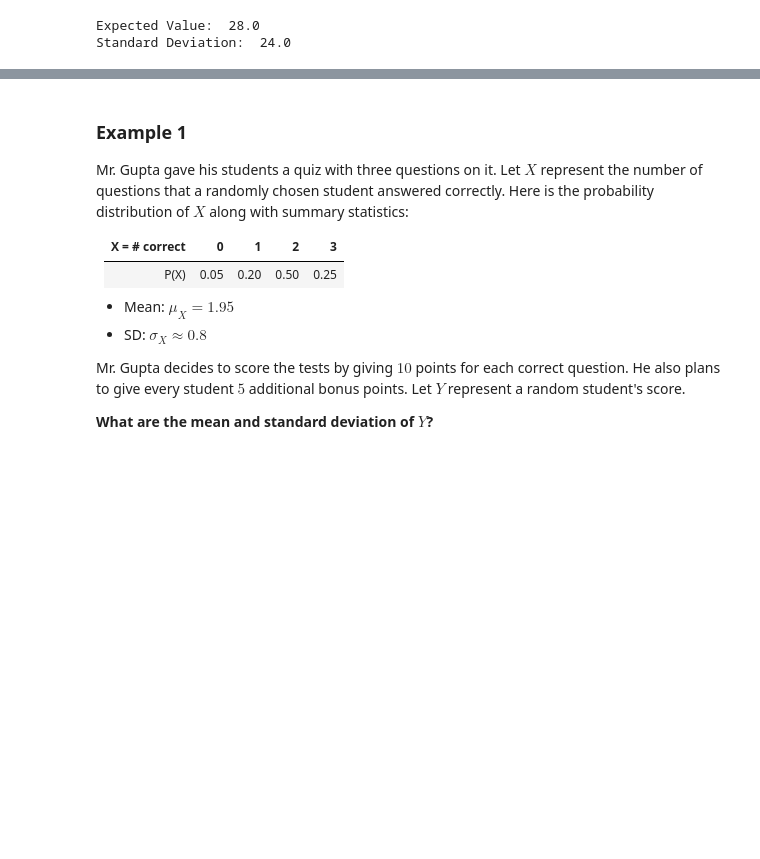
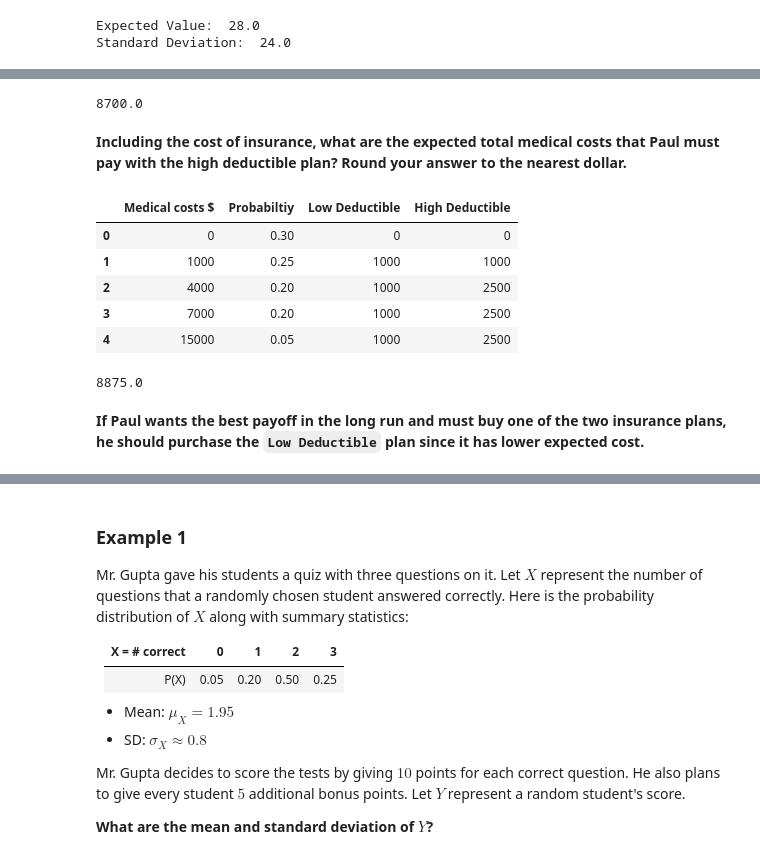
Before and after one commit to ZacksAmber/-probability-and-statistics, a Jupyter notebook: random_variables.ipynb, the cells around one changed output, grey strips where cells are left out. Cells and saved outputs as stored; diff of their text form; code cells hidden in the pictures; blank space fills up the shorter version.

```diff
--- a/random_variables.ipynb
+++ b/random_variables.ipynb
@@ -95,0 +150,9 @@ Standard Deviation:  24.0
+# %%
+cost = -5
+P_grand_prize, N_grand_price = 1/10 * 1/10 * 1/26, 10405 + cost
+P_small_prize, N_small_prize = 1/26 - P_grand_prize, 100 + cost
+P_no_prize = 1 - P_small_prize
+
+E = P_grand_prize * N_grand_price + P_small_prize * N_small_prize + P_no_prize * cost
+E = round(E, 2)
+display(Latex(f"$E[04R] = {E}$"))
@@ -95,0 +244,5 @@ Standard Deviation:  24.0
+# %%
+df = pd.DataFrame({
+    "Medical costs $": [0, 1000, 4000, 7000, 15000],
+    "Probabiltiy": [0.3, 0.25, 0.2, 0.2, 0.05]})
+df
@@ -95,0 +258,4 @@ Standard Deviation:  24.0
+# %%
+deductible, insurance = 1000, 8000
+df["Low Deductible"] = df["Medical costs $"].apply(lambda cost: deductible if cost >= deductible else cost)
+df
@@ -95,0 +269,23 @@ Standard Deviation:  24.0
+# %%
+np.sum(df["Low Deductible"] * df.Probabiltiy) + insurance
+# %% [output]
+8700.0
+# %% [markdown]
+**Including the cost of insurance, what are the expected total medical costs that Paul must pay with the high deductible plan? Round your answer to the nearest dollar.**
+# %%
+deductible, insurance = 2500, 7500
+df["High Deductible"] = df["Medical costs $"].apply(lambda cost: deductible if cost >= deductible else cost)
+df
+# %% [output]
+|  | Medical costs $ | Probabiltiy | Low Deductible | High Deductible |
+| 0 | 0 | 0.30 | 0 | 0 |
+| 1 | 1000 | 0.25 | 1000 | 1000 |
+| 2 | 4000 | 0.20 | 1000 | 2500 |
+| 3 | 7000 | 0.20 | 1000 | 2500 |
+| 4 | 15000 | 0.05 | 1000 | 2500 |
+# %%
+np.sum(df["High Deductible"] * df.Probabiltiy) + insurance
+# %% [output]
+8875.0
+# %% [markdown]
+**If Paul wants the best payoff in the long run and must buy one of the two insurance plans, he should purchase the `Low Deductible` plan since it has lower expected cost.**
```
Also changed, not shown: parts of 50 cells of this notebook, 9 other files.
